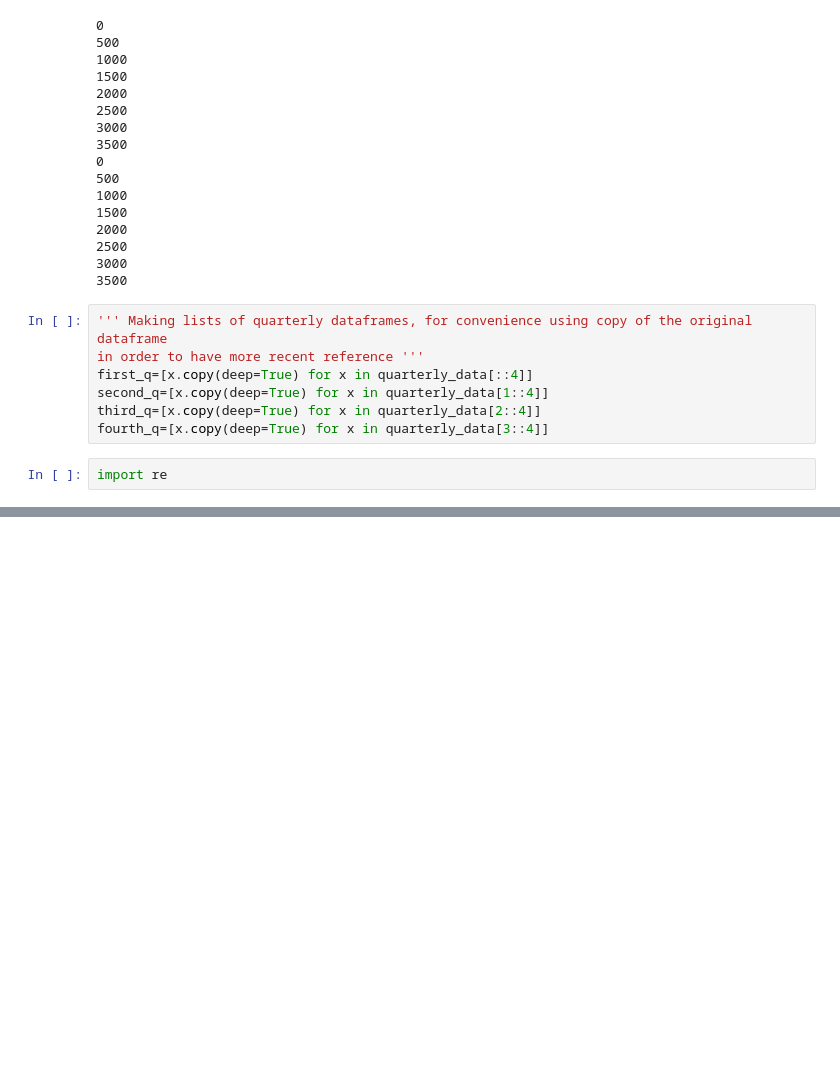
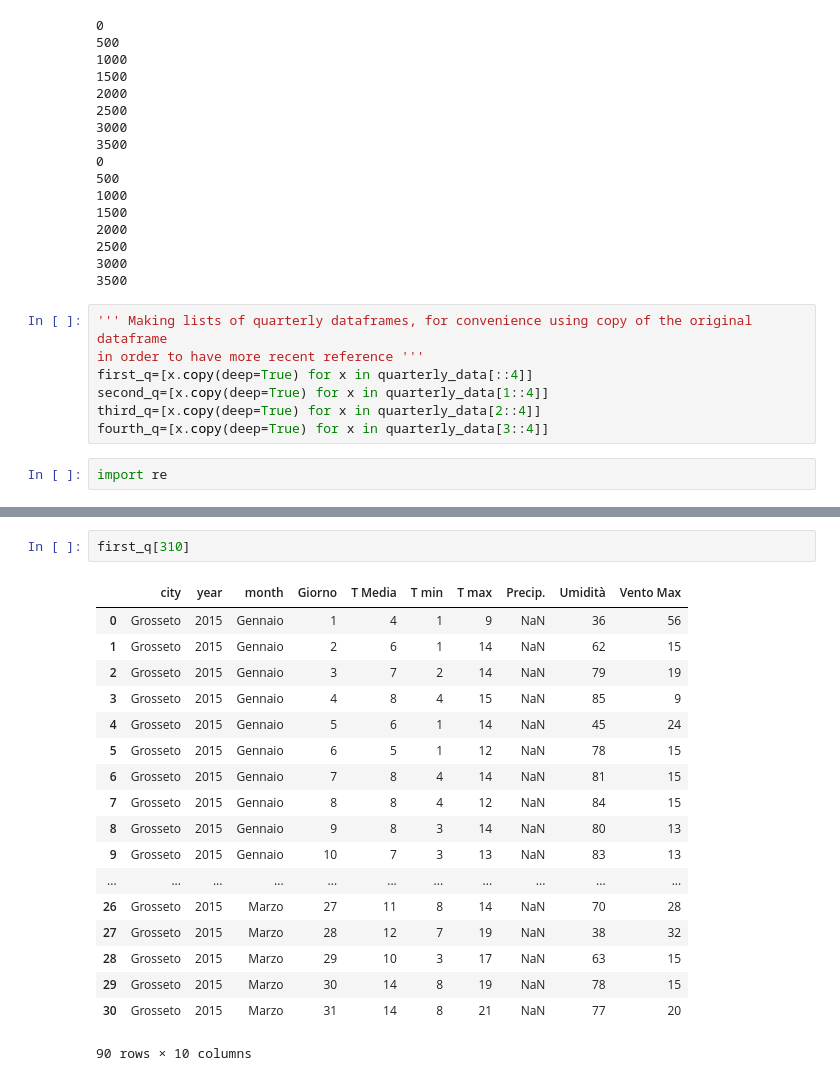
Before and after one commit to macejova/Project_PythonDataIES, a Jupyter notebook: Project data processing.ipynb, the cells around one changed output, grey strips where cells are left out. Saved outputs shown, nothing was run; the diff lists cells and outputs as text; blank space fills up the shorter version.

```diff
--- a/Project data processing.ipynb
+++ b/Project data processing.ipynb
@@ -119,0 +279,21 @@ import re
+# %%
+first_q[310]
+# %% [output]
+|  | city | year | month | Giorno | T Media | T min | T max | Precip. | Umidità | Vento Max |
+| 0 | Grosseto | 2015 | Gennaio | 1 | 4 | 1 | 9 | NaN | 36 | 56 |
+| 1 | Grosseto | 2015 | Gennaio | 2 | 6 | 1 | 14 | NaN | 62 | 15 |
+| 2 | Grosseto | 2015 | Gennaio | 3 | 7 | 2 | 14 | NaN | 79 | 19 |
+| 3 | Grosseto | 2015 | Gennaio | 4 | 8 | 4 | 15 | NaN | 85 | 9 |
+| 4 | Grosseto | 2015 | Gennaio | 5 | 6 | 1 | 14 | NaN | 45 | 24 |
+| 5 | Grosseto | 2015 | Gennaio | 6 | 5 | 1 | 12 | NaN | 78 | 15 |
+| 6 | Grosseto | 2015 | Gennaio | 7 | 8 | 4 | 14 | NaN | 81 | 15 |
+| 7 | Grosseto | 2015 | Gennaio | 8 | 8 | 4 | 12 | NaN | 84 | 15 |
+| 8 | Grosseto | 2015 | Gennaio | 9 | 8 | 3 | 14 | NaN | 80 | 13 |
+| 9 | Grosseto | 2015 | Gennaio | 10 | 7 | 3 | 13 | NaN | 83 | 13 |
+| ... | ... | ... | ... | ... | ... | ... | ... | ... | ... | ... |
+| 26 | Grosseto | 2015 | Marzo | 27 | 11 | 8 | 14 | NaN | 70 | 28 |
+| 27 | Grosseto | 2015 | Marzo | 28 | 12 | 7 | 19 | NaN | 38 | 32 |
+| 28 | Grosseto | 2015 | Marzo | 29 | 10 | 3 | 17 | NaN | 63 | 15 |
+| 29 | Grosseto | 2015 | Marzo | 30 | 14 | 8 | 19 | NaN | 78 | 15 |
+| 30 | Grosseto | 2015 | Marzo | 31 | 14 | 8 | 21 | NaN | 77 | 20 |
+90 rows × 10 columns
```
Also changed, not shown: parts of 29 cells of this notebook.
